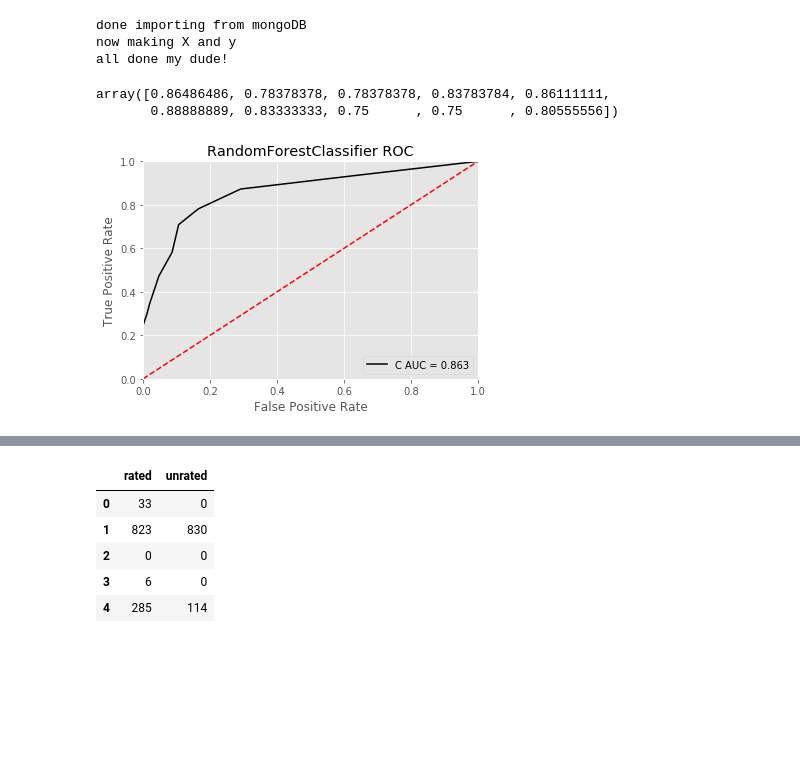
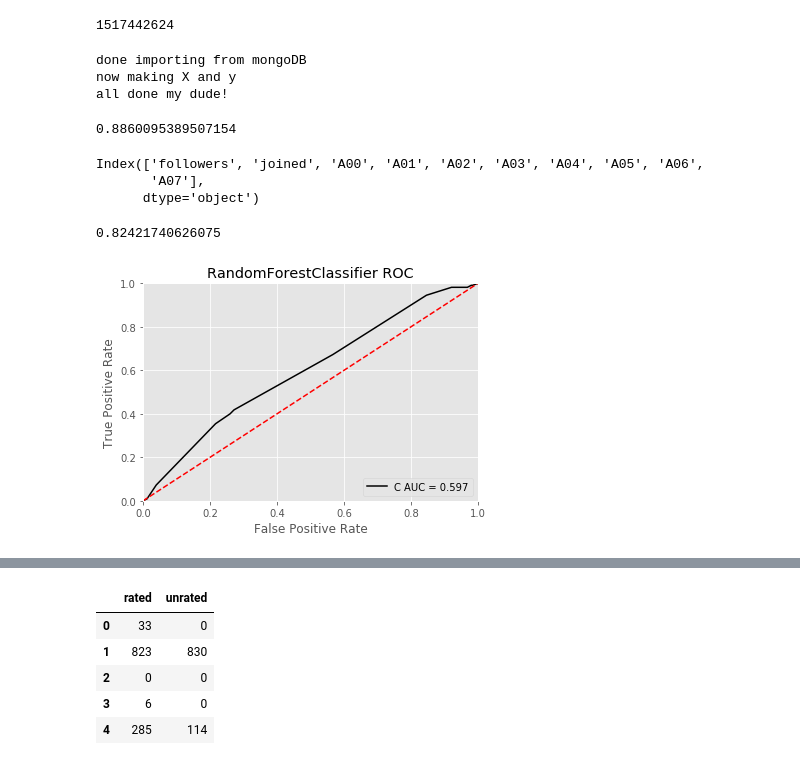
Before and after one commit to Bmcgarry194/ChessStyle, a Jupyter notebook: mongodb.ipynb, the cells around one changed output, grey strips where cells are left out. Cells and saved outputs as stored; diff of their text form; code cells hidden in the pictures; blank space fills up the shorter version.

```diff
--- a/mongodb.ipynb
+++ b/mongodb.ipynb
@@ -96,2 +87,6 @@ df.head()
+# %%
+df_test.joined.max()
+# %% [output]
+1517442624
 # %%
 #get data from mongoDB and put into dataframe
@@ -118,6 +119,20 @@ print('all done my dude!')
 done importing from mongoDB
 now making X and y
 all done my dude!
+# %%
+random_forest_testrun = RandomForestClassifier()
+random_forest_testrun.fit(X_train, y_train)
+y_predict = random_forest_testrun.predict_proba(X_test)
+
+print(roc_auc_score(y_test, y_predict[:, 1]))
+# %% [output]
+0.8860095389507154
+# %%
+X_train.iloc[:, :10].columns
+# %% [output]
+Index(['followers', 'joined', 'A00', 'A01', 'A02', 'A03', 'A04', 'A05', 'A06',
+       'A07'],
+      dtype='object')
 # %%
 from sklearn.ensemble import RandomForestClassifier
 from sklearn.metrics import roc_curve, roc_auc_score, auc
@@ -129,10 +144,9 @@ y_predict = random_forest.predict_proba(X_test)
 
 roc_auc_score(y_test, y_predict[:, 1])
 
-cross_val_score(random_forest, X_test, y_test, cv=10)
+cross_val_score(random_forest, X_test, y_test, cv=20)
 # %% [output]
-array([0.86486486, 0.78378378, 0.78378378, 0.83783784, 0.86111111,
-       0.88888889, 0.83333333, 0.75      , 0.75      , 0.80555556])
+0.82421740626075
 # %%
 def plot_roc(model, x_columns, y_true):
 
@@ -154,7 +168,11 @@ def plot_roc(model, x_columns, y_true):
     plt.ylabel('True Positive Rate')
     plt.xlabel('False Positive Rate')
     plt.show()
-# %%
-plot_roc(random_forest, X_test, y_test)
-# %% [output]
-[figure, removed]
+# %%
+random_forest_rated = RandomForestClassifier()
+random_forest_rated.fit(X_train[['has_name',
+       'has_location', 'has_avatar', 'is_basic', 'is_premium']], y_train)
+plot_roc(random_forest_rated, X_test[['has_name',
+       'has_location', 'has_avatar', 'is_basic', 'is_premium']], y_test)
+# %% [output]
+[figure, added]
```
Also changed, not shown: parts of 5 cells of this notebook, 1 other file.
